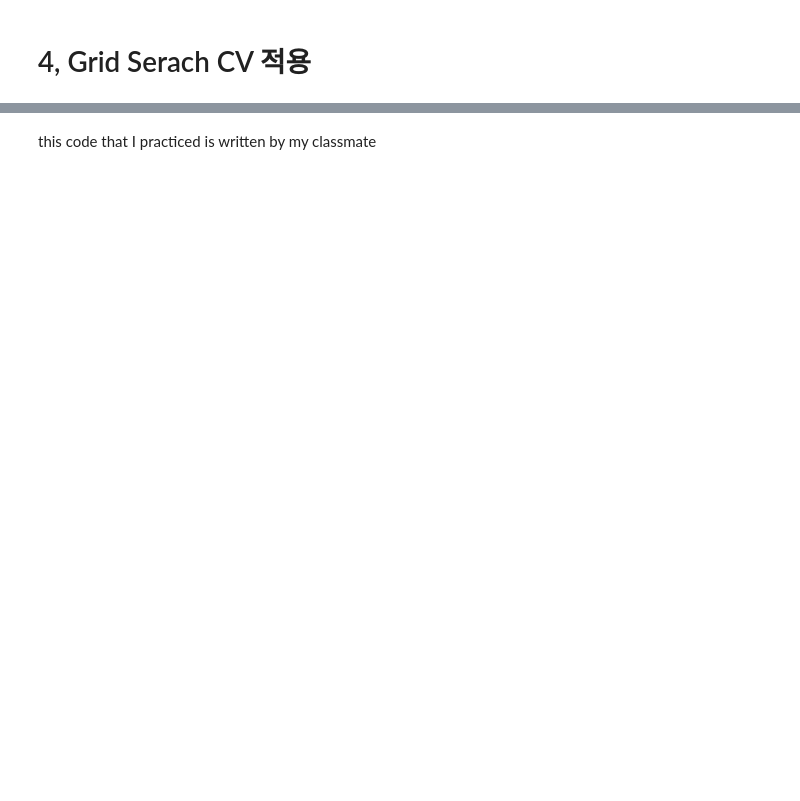
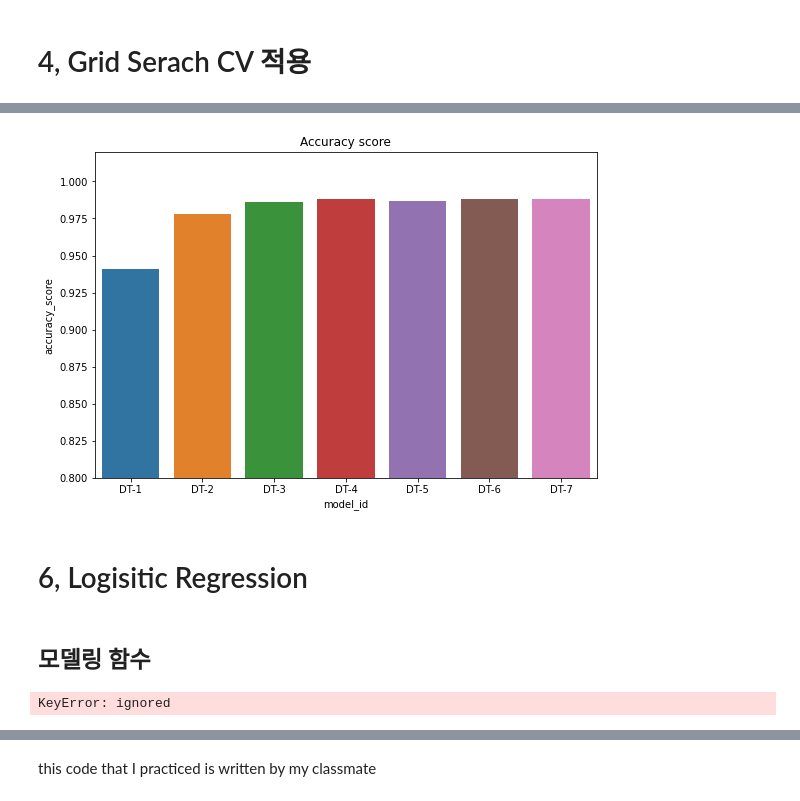
Before and after one commit to Seungeun-Song/Study-for-K-Digital-AI-developer, a Jupyter notebook: Practice/21_03_06_random_forest.ipynb, the cells around one changed output, grey strips where cells are left out. Saved outputs shown, nothing was run; the diff lists cells and outputs as text; code cells hidden in the pictures; blank space fills up the shorter version.

```diff
--- a/Practice/21_03_06_random_forest.ipynb
+++ b/Practice/21_03_06_random_forest.ipynb
@@ -472,0 +536,18 @@ print(accuracy_score(y_test, y_hat))
+# %%
+DF_res_dt = pd.DataFrame(data=None, columns=['model_id','max_depth','accuracy_score'])
+# %%
+from datetime import datetime
+start_time = datetime.now()
+
+a = [2, 5, 8, 10, 13, 15, 20]
+index = 1
+
+for n in a:
+  model_name = 'DT-'+str(index)
+  index += 1
+  res = decisionTree(model_name, X, y, md=n)
+  print(res)
+  DF_res_dt = DF_res_dt.append(res, ignore_index=True)
+
+end_time = datetime.now()
+print('Elapsed Time :', end_time - start_time)
@@ -472,0 +577,16 @@ print(accuracy_score(y_test, y_hat))
+# %%
+plt.figure(figsize=(9,6))
+sns.barplot(x=DF_res_dt.model_id, y=DF_res_dt.accuracy_score)
+plt.title('Accuracy score')
+plt.ylim(0.8, 1.02)
+plt.show()
+# %% [output]
+[figure, added]
+# %% [markdown]
+# 6, Logisitic Regression
+# %% [markdown]
+## 모델링 함수
+# %%
+DF_res_lr.drop(index=range(0,2), inplace=True)
+# %% [output]
+KeyError: ignored
```
Also changed, not shown: parts of 25 cells of this notebook.
